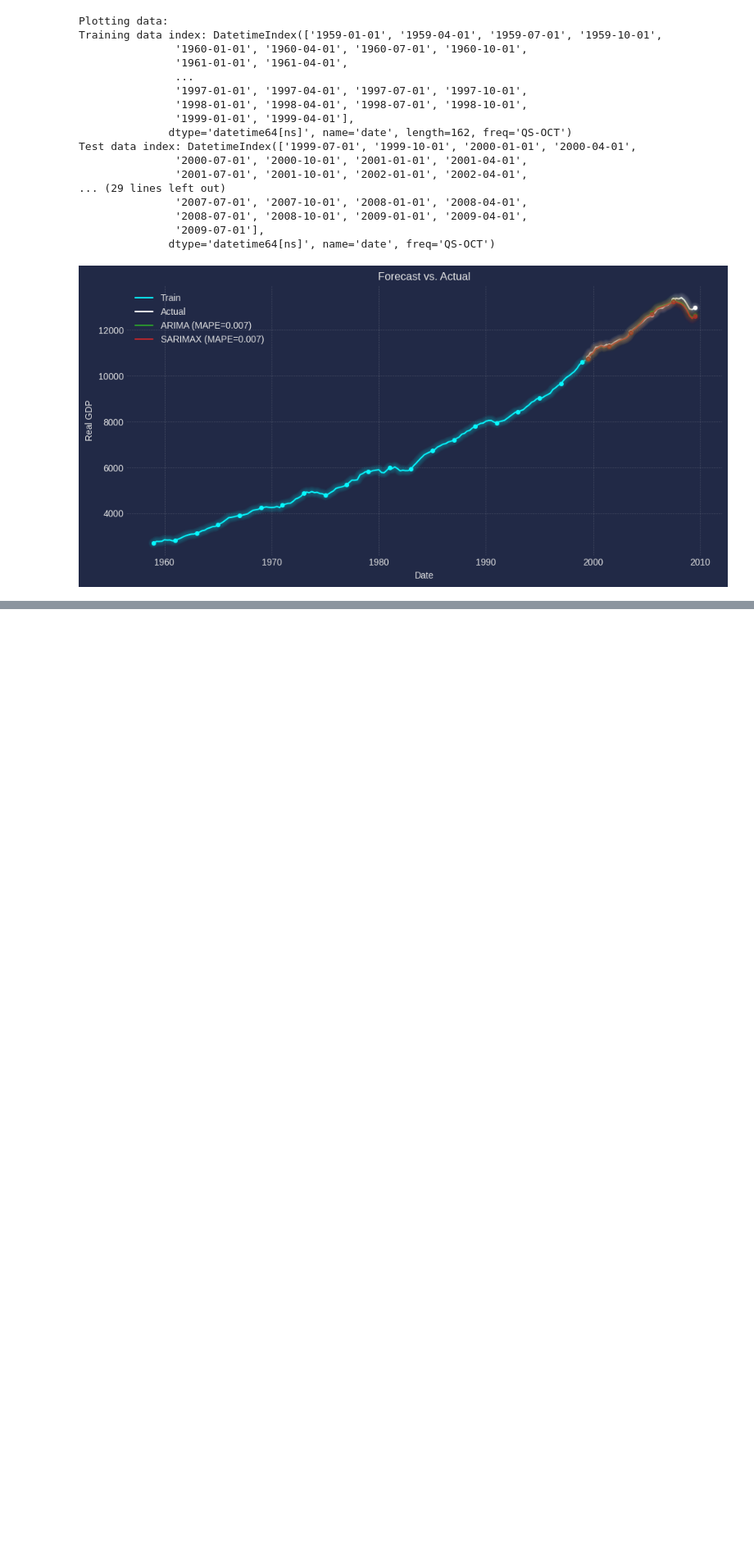
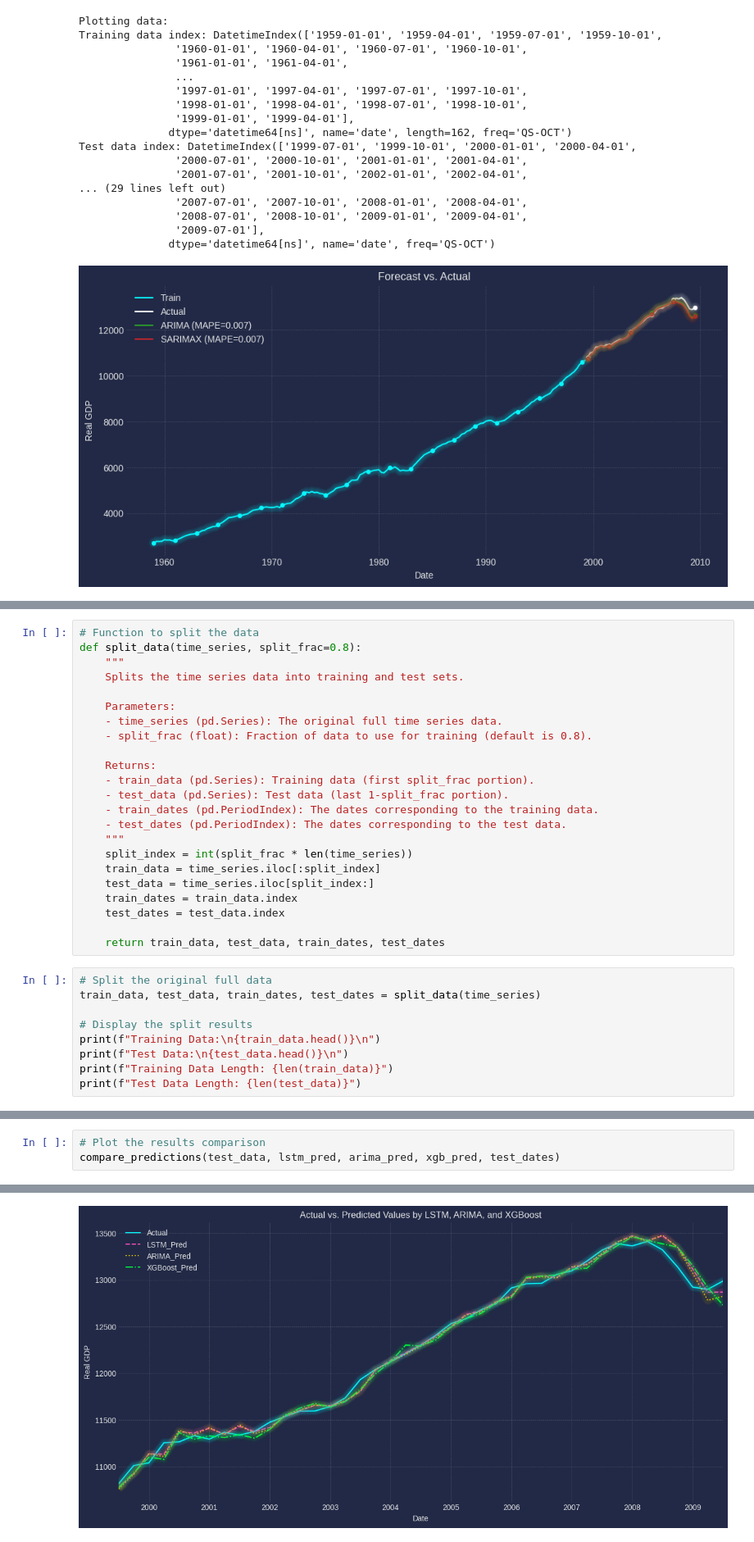
Before and after one commit to williamjowens/library-exploration, a Jupyter notebook: statsmodels_forecasting.ipynb, the cells around one changed output, grey strips where cells are left out. Shown at 82% size. Saved outputs shown, nothing was run; the diff lists cells and outputs as text; blank space fills up the shorter version.

```diff
--- a/statsmodels_forecasting.ipynb
+++ b/statsmodels_forecasting.ipynb
@@ -2102,0 +3009,32 @@ Test data index: DatetimeIndex(['1999-07-01', '1999-10-01', '2000-01-01', '2000-
+# %%
+# Function to split the data
+def split_data(time_series, split_frac=0.8):
+    """
+    Splits the time series data into training and test sets.
+
+    Parameters:
+    - time_series (pd.Series): The original full time series data.
+    - split_frac (float): Fraction of data to use for training (default is 0.8).
+
+    Returns:
+    - train_data (pd.Series): Training data (first split_frac portion).
+    - test_data (pd.Series): Test data (last 1-split_frac portion).
+    - train_dates (pd.PeriodIndex): The dates corresponding to the training data.
+    - test_dates (pd.PeriodIndex): The dates corresponding to the test data.
+    """
+    split_index = int(split_frac * len(time_series))
+    train_data = time_series.iloc[:split_index]
+    test_data = time_series.iloc[split_index:]
+    train_dates = train_data.index
+    test_dates = test_data.index
+
+    return train_data, test_data, train_dates, test_dates
+# %%
+# Split the original full data
+train_data, test_data, train_dates, test_dates = split_data(time_series)
+
+# Display the split results
+print(f"Training Data:\n{train_data.head()}\n")
+print(f"Test Data:\n{test_data.head()}\n")
+print(f"Training Data Length: {len(train_data)}")
+print(f"Test Data Length: {len(test_data)}")
@@ -2102,0 +3121,4 @@ Test data index: DatetimeIndex(['1999-07-01', '1999-10-01', '2000-01-01', '2000-
+# %%
+# Plot the results comparison
+compare_predictions(test_data, lstm_pred, arima_pred, xgb_pred, test_dates)
+# %% [output]
@@ -2102,0 +3133 @@ Test data index: DatetimeIndex(['1999-07-01', '1999-10-01', '2000-01-01', '2000-
+[figure, added]
```
Also changed, not shown: parts of 29 cells of this notebook.
